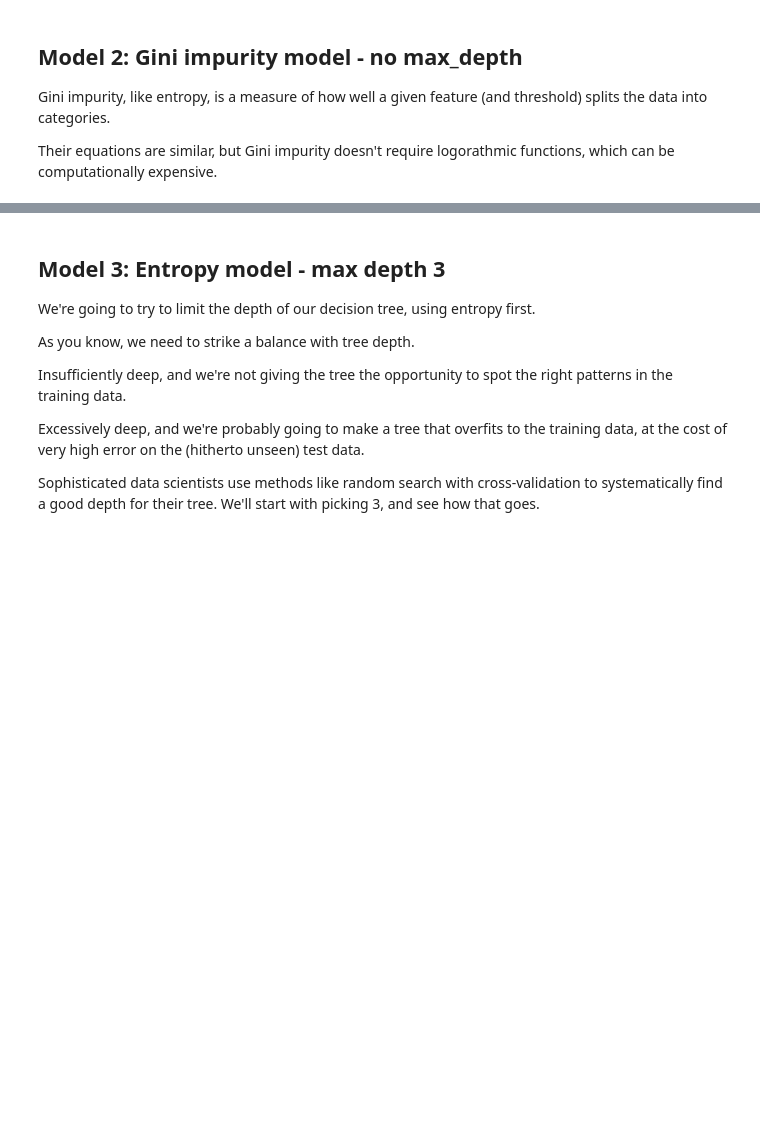
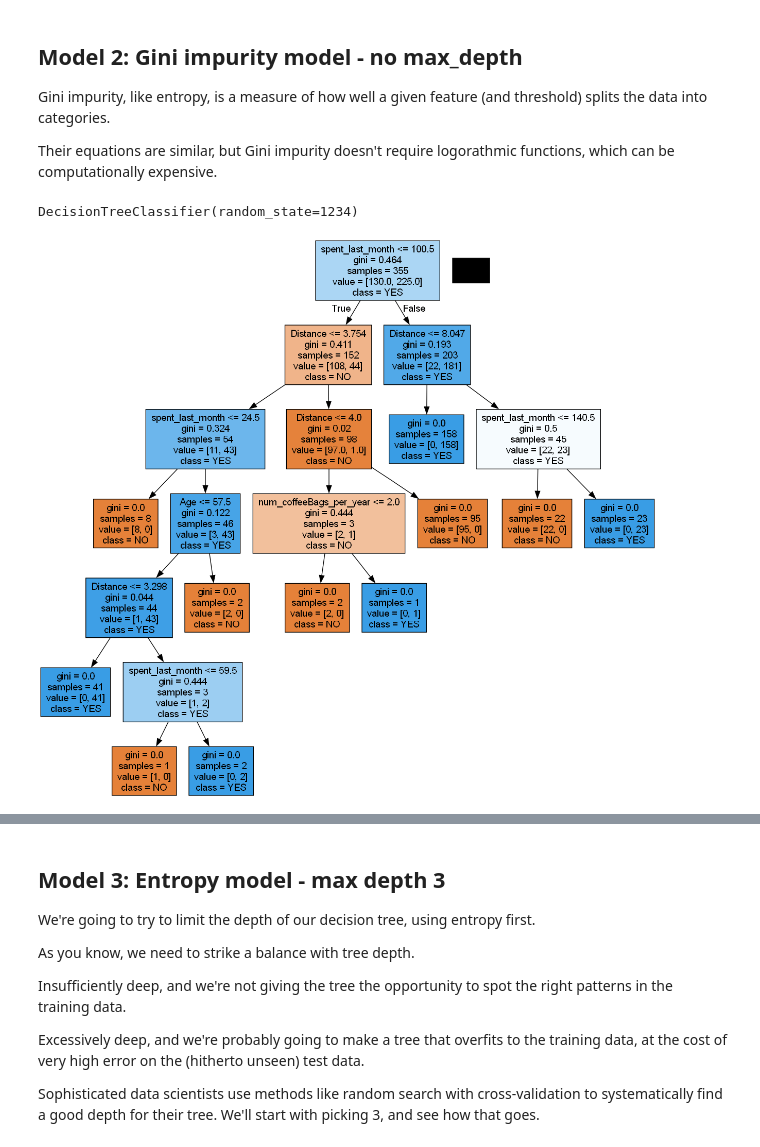
Before and after one commit to MIJUMBO/Decision-Tree---Specialty-Coffee-Case-Study, a Jupyter notebook: decision trees/Springboard Decision Tree Specialty Coffee Case Study - Tier 3.ipynb, the cells around one changed output, grey strips where cells are left out. Drawn from its saved outputs; the diff is of its cells as text; code cells hidden in the pictures; blank space fills up the shorter version.

```diff
--- a/decision trees/Springboard Decision Tree Specialty Coffee Case Study - Tier 3.ipynb
+++ b/decision trees/Springboard Decision Tree Specialty Coffee Case Study - Tier 3.ipynb
@@ -359,26 +421,37 @@ Their equations are similar, but Gini impurity doesn't require logorathmic funct
 # %%
 # Make a variable called gini_model, and assign it exactly what you assigned entr_model with above, but with the
 # criterion changed to 'gini'
-_ _ _
+gini_model = tree.DecisionTreeClassifier(criterion="gini", random_state=1234)
 
 # Call fit() on the gini_model as you did with the entr_model
-_ _ _
+gini_model.fit(X_train, y_train)
 
 # Call predict() on the gini_model as you did with the entr_model
-_ _ _
+y_pred2 = gini_model.predict(X_test)
 
 # Turn y_pred into a series, as before
-_ _ _
+y_pred2 = pd.Series(y_pred2, name="gini_predictions")
 
 # Check out gini_model
-_ _ _
+gini_model
+# %% [output]
+DecisionTreeClassifier(random_state=1234)
 # %%
 # As before, but make the model name gini_model
-_ _ _
-_ _ _
+dot2 = tree.export_graphviz(
+    gini_model,
+    out_file=None,
+    feature_names=X.columns,
+    class_names= [str(c) for c in entr_model.classes_],
+    filled=True,
+)
+
 
 # Alternatively for class_names use gini_model.classes_
-_ _ _
+graph = pydotplus.graph_from_dot_data(dot2)
+Image(graph.create_png())
+# %% [output]
+[figure, added]
 # %%
 # Run this block for model evaluation
 print("Model Gini impurity model")
```
Also changed, not shown: parts of 49 cells of this notebook, 1 other file.
